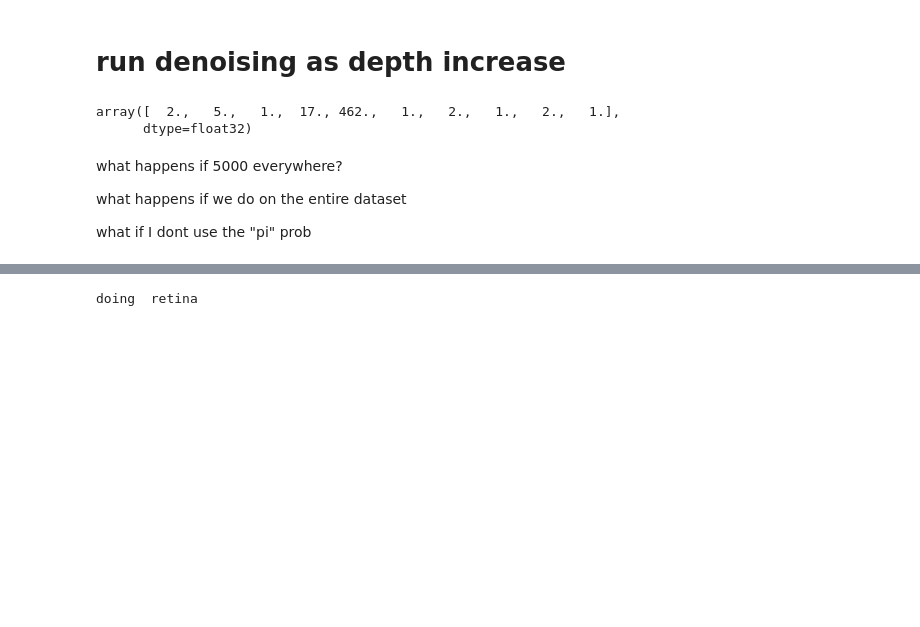
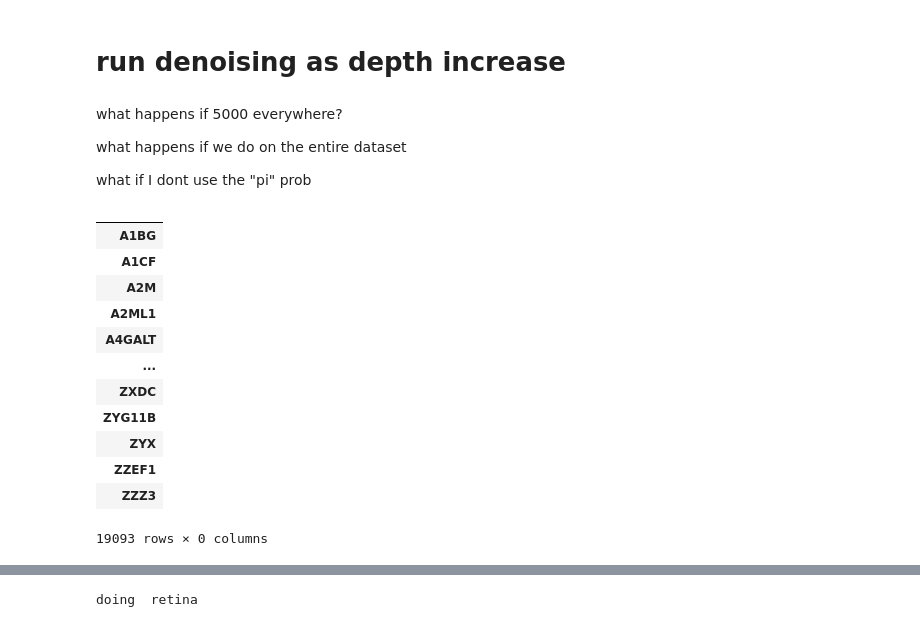
Before and after one commit to cantinilab/scPRINT, a Jupyter notebook: notebooks/scPRINT-2-repro-notebooks/denoising_V2.ipynb, the cells around one changed output, grey strips where cells are left out. Cells and saved outputs as stored; diff of their text form; code cells hidden in the pictures; blank space fills up the shorter version.

```diff
--- a/notebooks/scPRINT-2-repro-notebooks/denoising_V2.ipynb
+++ b/notebooks/scPRINT-2-repro-notebooks/denoising_V2.ipynb
@@ -76,16 +75,25 @@ datasets = {
     "SRX22526970": None,
     #
 }
-# %%
-adata = sc.read(LOC + "SRX24486462" + ".h5ad", backup_url=datasets["intestine"])
-# %%
-adata.X
-# %% [output]
-array([  2.,   5.,   1.,  17., 462.,   1.,   2.,   1.,   2.,   1.],
-      dtype=float32)
 # %% [markdown]
 what happens if 5000 everywhere?
 
 what happens if we do on the entire dataset
 
 what if I dont use the "pi" prob
+# %%
+adata.var
+# %% [output]
+|  |
+| A1BG |
+| A1CF |
+| A2M |
+| A2ML1 |
+| A4GALT |
+| ... |
+| ZXDC |
+| ZYG11B |
+| ZYX |
+| ZZEF1 |
+| ZZZ3 |
+19093 rows × 0 columns
```
Also changed, not shown: parts of 6 cells of this notebook, 8 other files.
